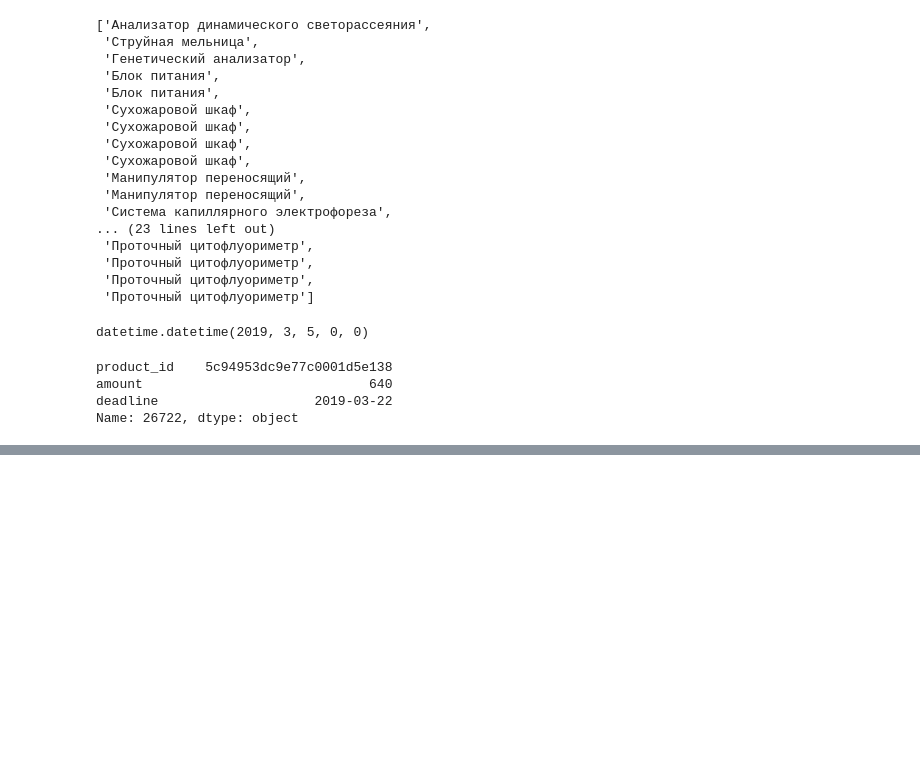
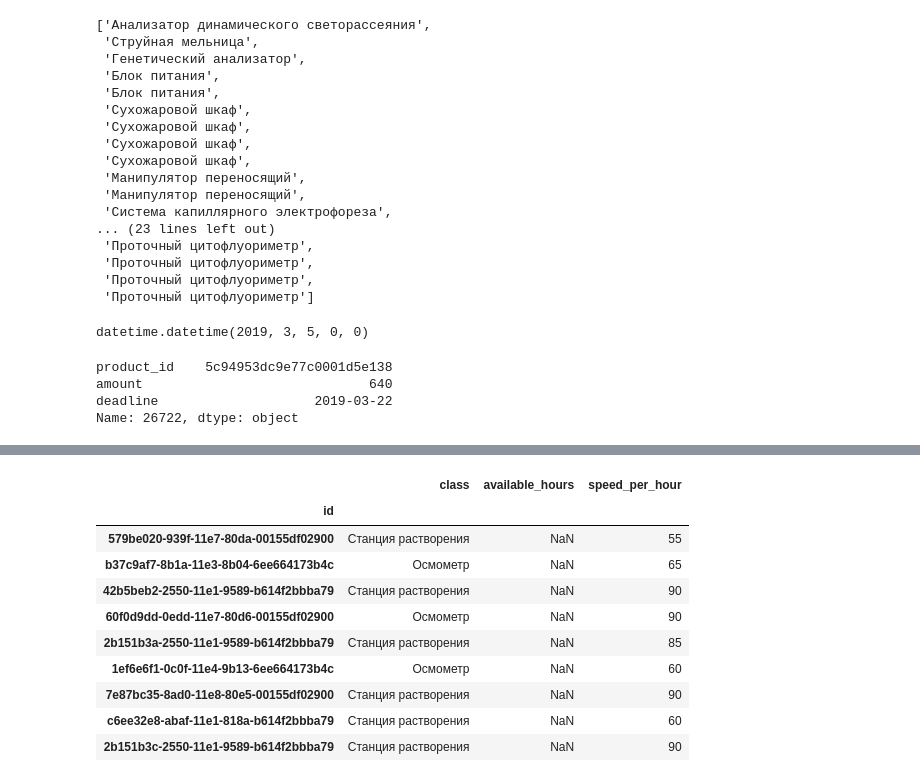
Before and after one commit to azolotukhin/biocad, a Jupyter notebook: analyse/vukw.ipynb, the cells around one changed output, grey strips where cells are left out. Drawn from its saved outputs; the diff is of its cells as text; code cells hidden in the pictures; blank space fills up the shorter version.

```diff
--- a/analyse/vukw.ipynb
+++ b/analyse/vukw.ipynb
@@ -414,0 +489,14 @@ from bio
+# %%
+equipment[equipment['class'].isin(products.loc['5c94953dc9e77c0001d5e134', 'equipment_class'])]
+# %% [output]
+|  | class | available_hours | speed_per_hour |
+| id |  |  |  |
+| 579be020-939f-11e7-80da-00155df02900 | Станция растворения | NaN | 55 |
+| b37c9af7-8b1a-11e3-8b04-6ee664173b4c | Осмометр | NaN | 65 |
+| 42b5beb2-2550-11e1-9589-b614f2bbba79 | Станция растворения | NaN | 90 |
+| 60f0d9dd-0edd-11e7-80d6-00155df02900 | Осмометр | NaN | 90 |
+| 2b151b3a-2550-11e1-9589-b614f2bbba79 | Станция растворения | NaN | 85 |
+| 1ef6e6f1-0c0f-11e4-9b13-6ee664173b4c | Осмометр | NaN | 60 |
+| 7e87bc35-8ad0-11e8-80e5-00155df02900 | Станция растворения | NaN | 90 |
+| c6ee32e8-abaf-11e1-818a-b614f2bbba79 | Станция растворения | NaN | 60 |
+| 2b151b3c-2550-11e1-9589-b614f2bbba79 | Станция растворения | NaN | 90 |
```
Also changed, not shown: parts of 10 cells of this notebook.
